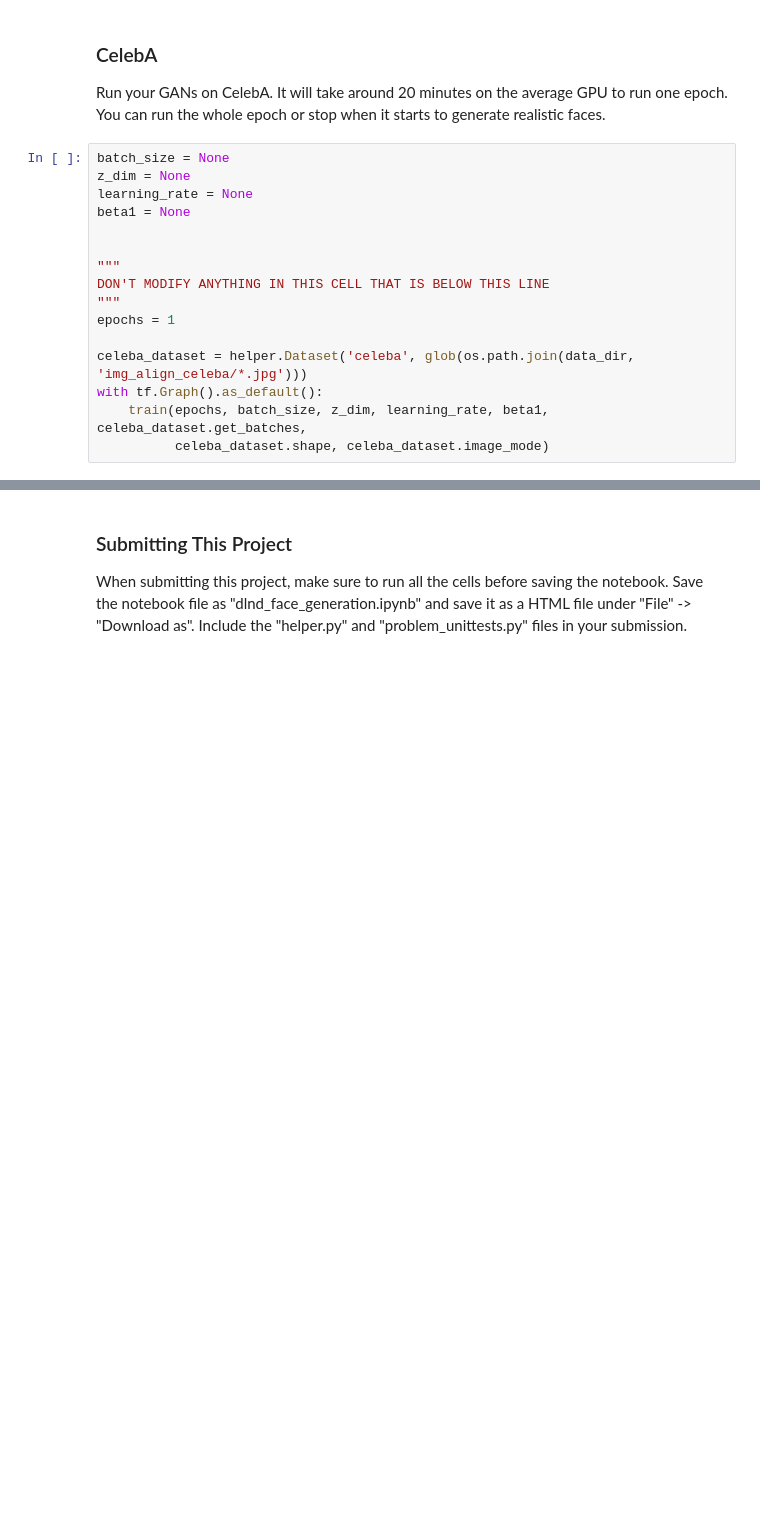
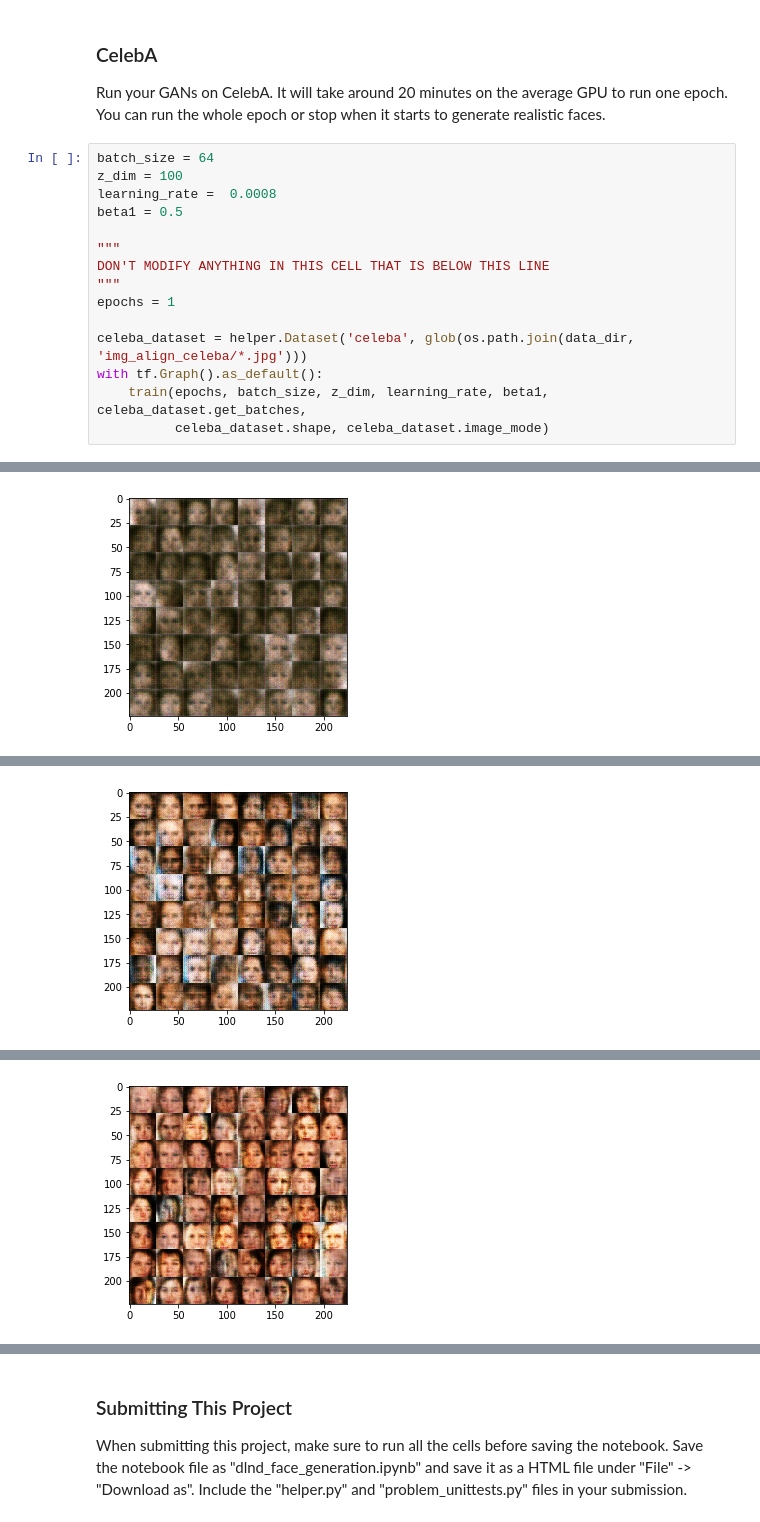
Before and after one commit to vierda/neural_network_project, a Jupyter notebook: fifth_project/dlnd_face_generation.ipynb, the cells around one changed output, grey strips where cells are left out. Saved outputs shown, nothing was run; the diff lists cells and outputs as text; blank space fills up the shorter version.

```diff
--- a/fifth_project/dlnd_face_generation.ipynb
+++ b/fifth_project/dlnd_face_generation.ipynb
@@ -417,11 +472,10 @@ Epoch 1/2... Discriminator Loss: 0.2449... Generator Loss: 1.3712
 ### CelebA
 Run your GANs on CelebA.  It will take around 20 minutes on the average GPU to run one epoch.  You can run the whole epoch or stop when it starts to generate realistic faces.
 # %%
-batch_size = None
-z_dim = None
-learning_rate = None
-beta1 = None
-
+batch_size = 64
+z_dim = 100
+learning_rate =  0.0008
+beta1 = 0.5
 
 """
 DON'T MODIFY ANYTHING IN THIS CELL THAT IS BELOW THIS LINE
@@ -432,3 +486,4 @@ celeba_dataset = helper.Dataset('celeba', glob(os.path.join(data_dir, 'img_align
 with tf.Graph().as_default():
     train(epochs, batch_size, z_dim, learning_rate, beta1, celeba_dataset.get_batches,
           celeba_dataset.shape, celeba_dataset.image_mode)
+# %% [output]
@@ -434,0 +500 @@ with tf.Graph().as_default():
+[figure, added]
@@ -434,0 +511 @@ with tf.Graph().as_default():
+[figure, added]
@@ -434,0 +522 @@ with tf.Graph().as_default():
+[figure, added]
```
Also changed, not shown: parts of 4 cells of this notebook, 1 other file.
